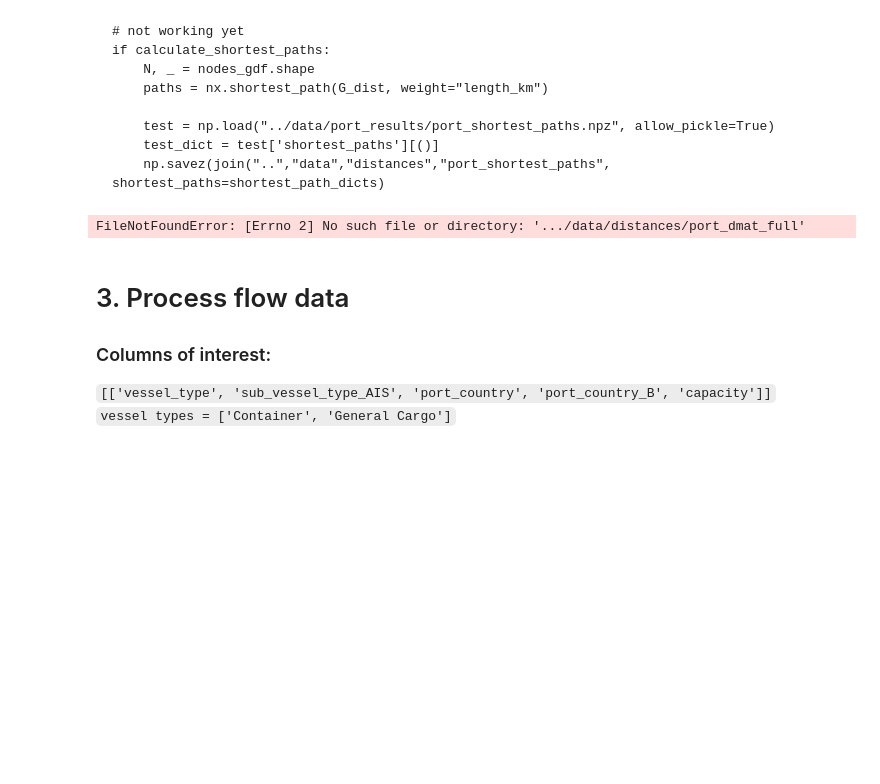
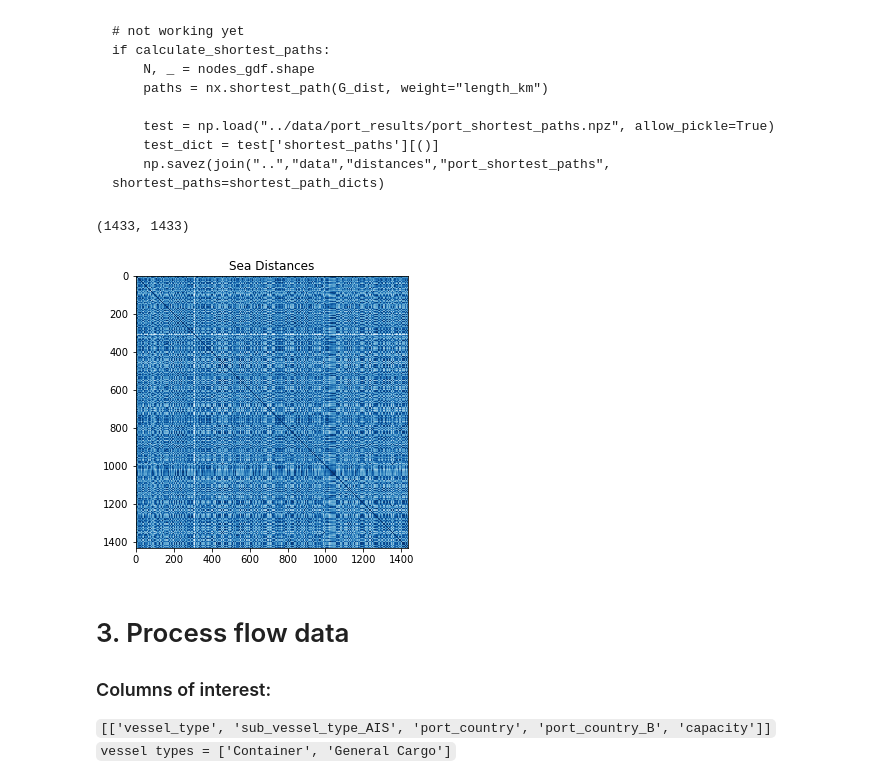
Before and after one commit to alisonpeard/spatial-clustering, a Jupyter notebook: notebooks/Raw data processing.ipynb, the cells around one changed output. Saved outputs shown, nothing was run; the diff lists cells and outputs as text; code cells hidden in the pictures; blank space fills up the shorter version.

```diff
--- a/notebooks/Raw data processing.ipynb
+++ b/notebooks/Raw data processing.ipynb
@@ -90,16 +93,18 @@ if calculate_dists:
         test_dict = test['shortest_paths'][()]
         np.savez(join("..","data","distances","port_shortest_paths", shortest_paths=shortest_path_dicts)
 # %%
-dmat = np.load(join("...","data","distances","port_dmat_full"))
+dmat = np.load(join("..","data","distances","full_port_dists.npy"))
 
 plt.figure(figsize=(5,5))
 im = plt.imshow(dmat, cmap='Blues_r')
 plt.title('Sea Distances')
 
 # save for matlab
-scipy.io.savemat(join("..","images","port","port_dmat_full.mat"), mdict={'dmat': dmat})
+scipy.io.savemat(join("..","images","port","full_port_dists.mat"), mdict={'dmat': dmat})
+print(dmat.shape)
 # %% [output]
-FileNotFoundError: [Errno 2] No such file or directory: '.../data/distances/port_dmat_full'
+(1433, 1433)
+[figure, added]
 # %%
 # check all distances agree with OD_length file
 incorrect_tuples = []
```
Also changed, not shown: parts of 15 cells of this notebook, 11 other files.
